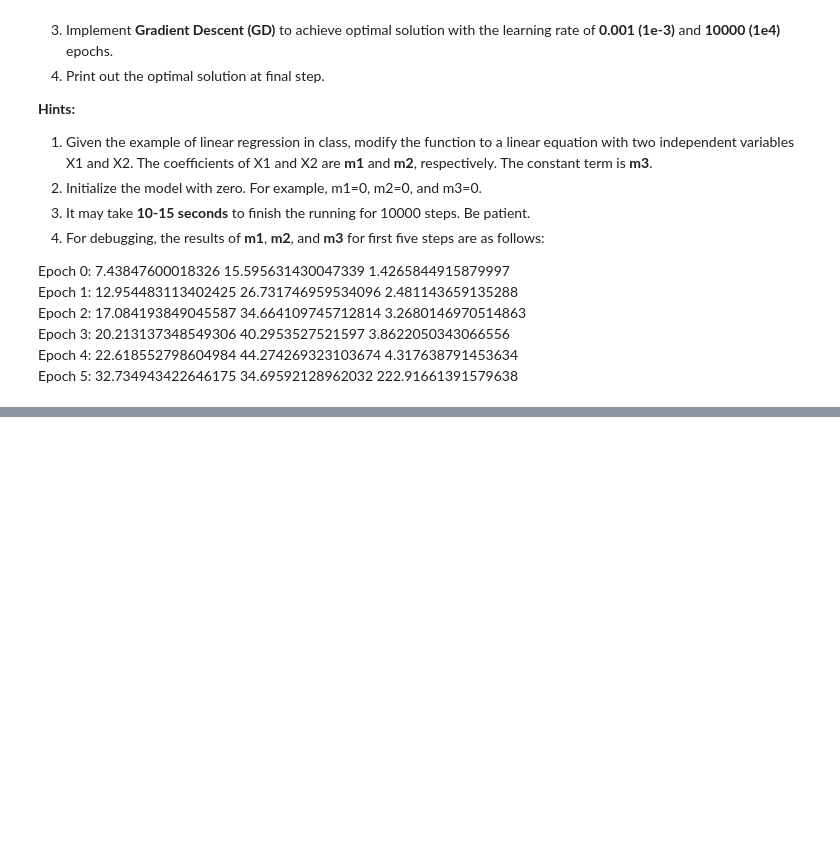
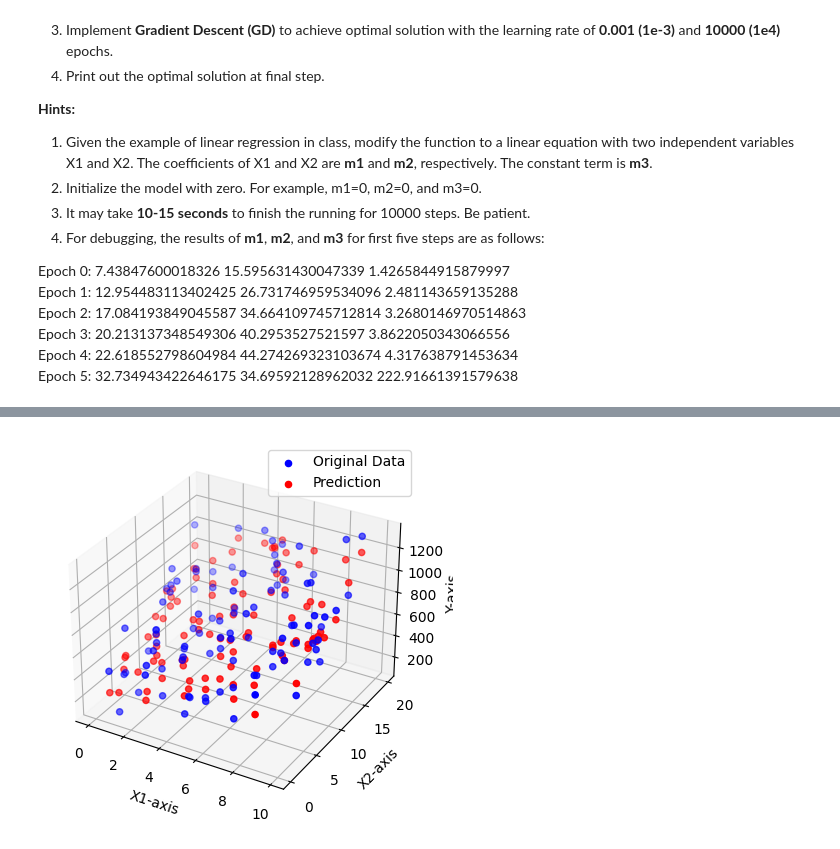
Before and after one commit to j21j/CAP4630, a Jupyter notebook: HW1/CAP4630_HW1_Jones.ipynb, the cells around one changed output, grey strips where cells are left out. Cells and saved outputs as stored; diff of their text form; code cells hidden in the pictures; blank space fills up the shorter version.

```diff
--- a/HW1/CAP4630_HW1_Jones.ipynb
+++ b/HW1/CAP4630_HW1_Jones.ipynb
@@ -514,0 +307,18 @@ Derive predicion function:
+# %%
+# 5.3.2 Generate 3D scatter plots for original data pairs X-Y and prediction results X-Y_Pred in the same figure.
+
+# Plot original data
+fig = plt.figure()
+ax = fig.add_subplot(111, projection='3d')
+ax.scatter(X1, X2, Y, c='b', marker='o', label='Original Data')
+
+# Plot prediction results
+ax.scatter(X1, X2, Y_pred, c='r', marker='o', label='Prediction')
+
+ax.set_xlabel('X1-axis')
+ax.set_ylabel('X2-axis')
+ax.set_zlabel('Y-axis')
+plt.legend()
+plt.show()
+# %% [output]
+[figure, added]
```
Also changed, not shown: parts of 6 cells of this notebook.
